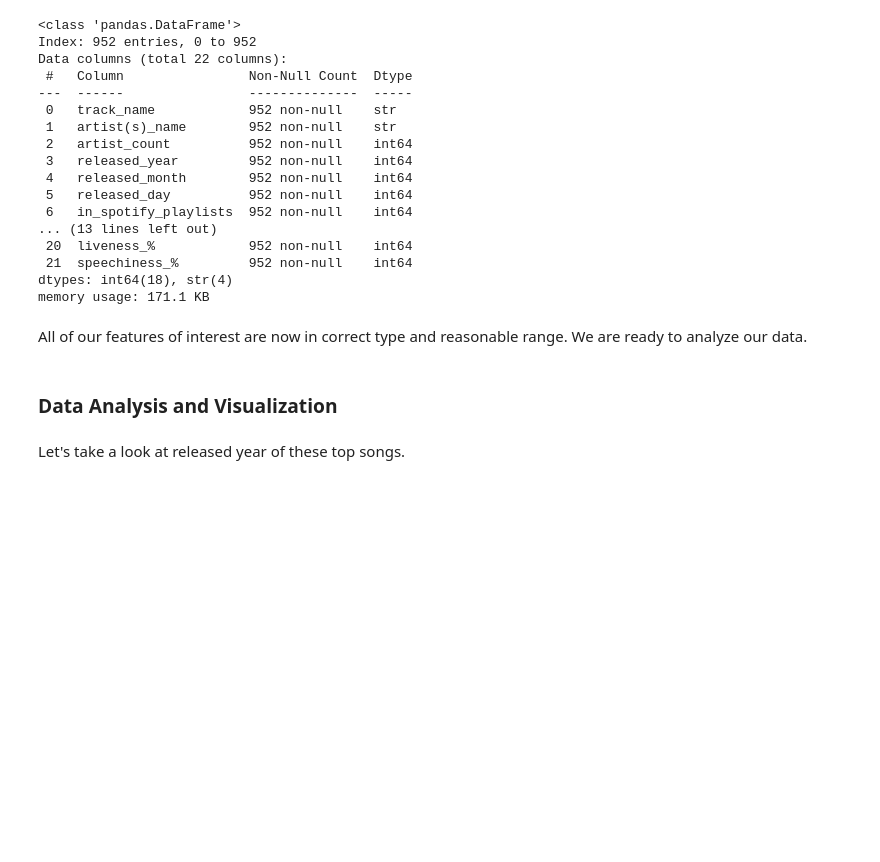
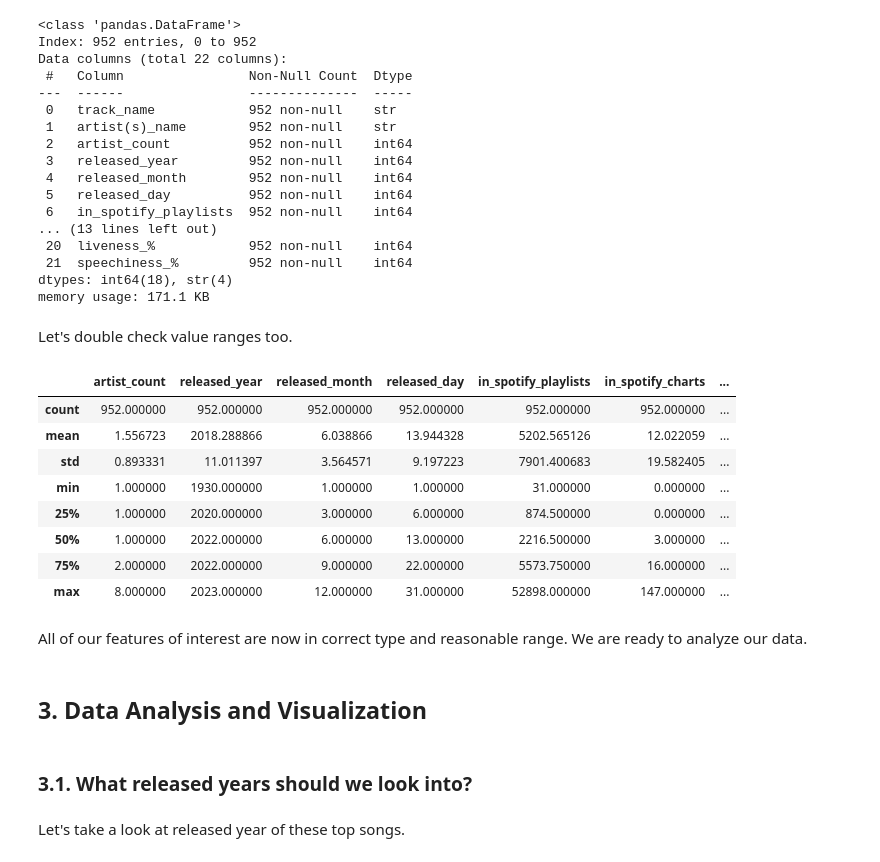
Before and after one commit to vandao288/data-visual-exploration, a Jupyter notebook: dashboard_spotify2023.ipynb, the cells around one changed output. Saved outputs shown, nothing was run; the diff lists cells and outputs as text; code cells hidden in the pictures; blank space fills up the shorter version.

```diff
--- a/dashboard_spotify2023.ipynb
+++ b/dashboard_spotify2023.ipynb
@@ -216,10 +222,26 @@ Data columns (total 22 columns):
  21  speechiness_%         952 non-null    int64
 dtypes: int64(18), str(4)
 memory usage: 171.1 KB
+# %% [markdown]
+Let's double check value ranges too.
+# %%
+df.describe()
+# %% [output]
+|  | artist_count | released_year | released_month | released_day | in_spotify_playlists | in_spotify_charts | ... |
+| count | 952.000000 | 952.000000 | 952.000000 | 952.000000 | 952.000000 | 952.000000 | ... |
+| mean | 1.556723 | 2018.288866 | 6.038866 | 13.944328 | 5202.565126 | 12.022059 | ... |
+| std | 0.893331 | 11.011397 | 3.564571 | 9.197223 | 7901.400683 | 19.582405 | ... |
+| min | 1.000000 | 1930.000000 | 1.000000 | 1.000000 | 31.000000 | 0.000000 | ... |
+| 25% | 1.000000 | 2020.000000 | 3.000000 | 6.000000 | 874.500000 | 0.000000 | ... |
+| 50% | 1.000000 | 2022.000000 | 6.000000 | 13.000000 | 2216.500000 | 3.000000 | ... |
+| 75% | 2.000000 | 2022.000000 | 9.000000 | 22.000000 | 5573.750000 | 16.000000 | ... |
+| max | 8.000000 | 2023.000000 | 12.000000 | 31.000000 | 52898.000000 | 147.000000 | ... |
 # %% [markdown]
 All of our features of interest are now in correct type and reasonable range. We are ready to analyze our data.
 # %% [markdown]
-### Data Analysis and Visualization
+## 3. Data Analysis and Visualization
+# %% [markdown]
+### 3.1. What released years should we look into?
 # %% [markdown]
 Let's take a look at released year of these top songs.
 # %%
```
Also changed, not shown: parts of 29 cells of this notebook.
